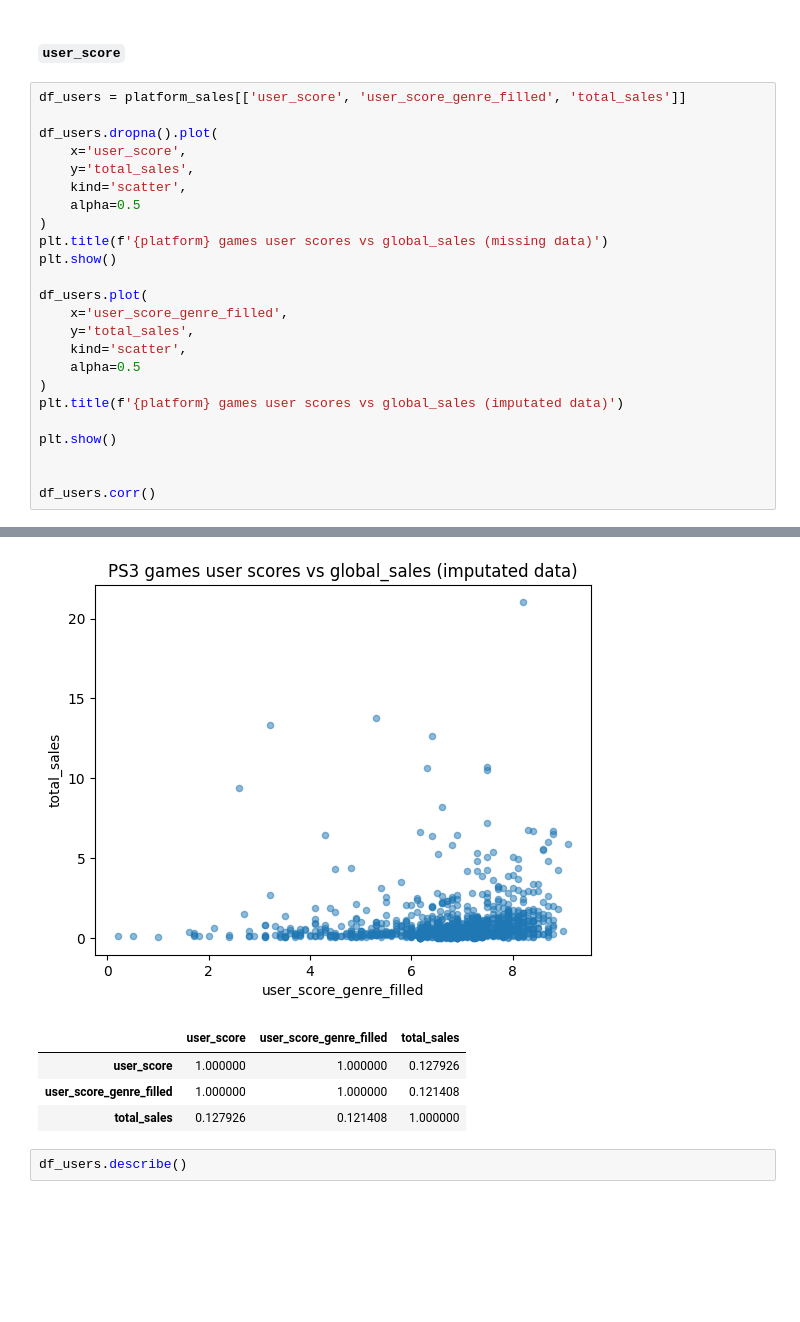
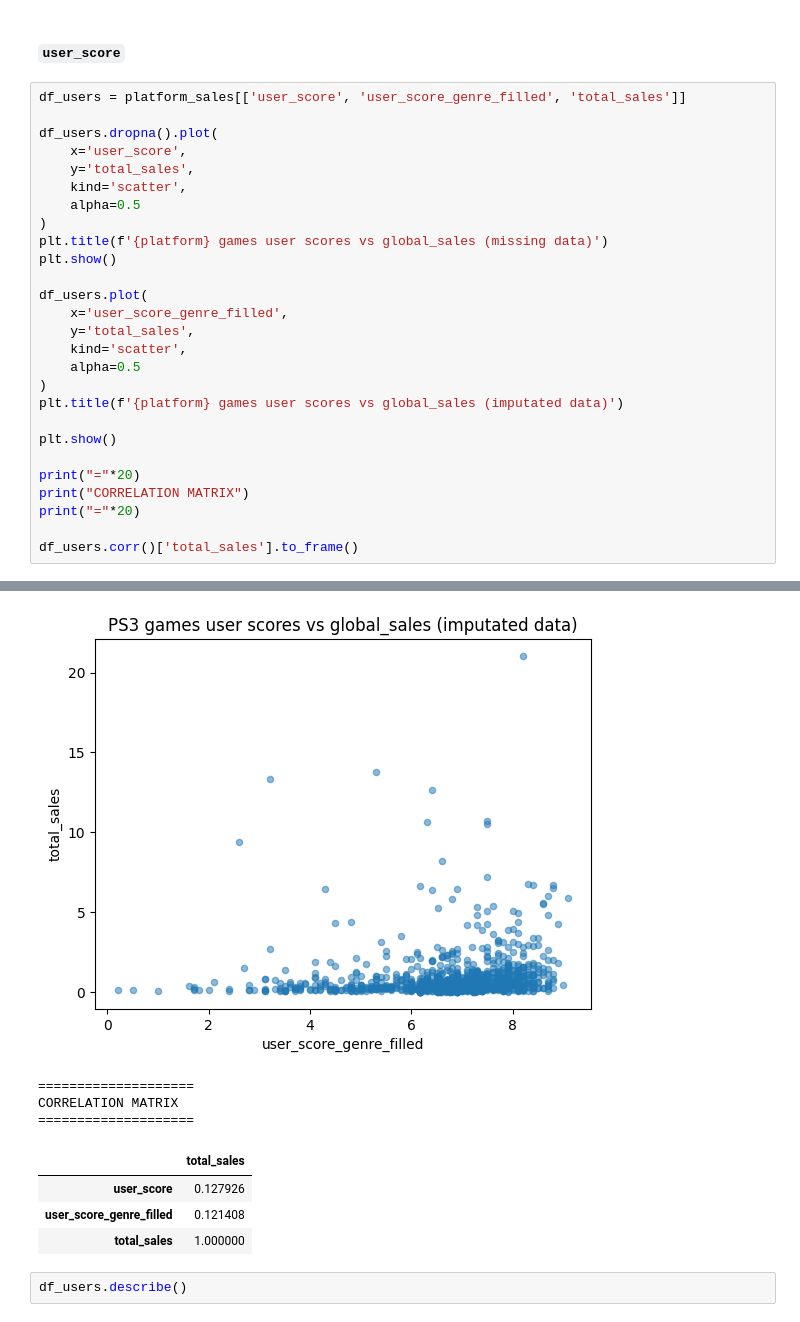
Before and after one commit to PabloHermun/videogames_succes, a Jupyter notebook: notebook.ipynb, the cells around one changed output, grey strips where cells are left out. Saved outputs shown, nothing was run; the diff lists cells and outputs as text; blank space fills up the shorter version.

```diff
--- a/notebook.ipynb
+++ b/notebook.ipynb
@@ -914,34 +923,40 @@ df_critics.corr()
 # %%
 df_users = platform_sales[['user_score', 'user_score_genre_filled', 'total_sales']]
 
 df_users.dropna().plot(
     x='user_score',
     y='total_sales',
     kind='scatter',
     alpha=0.5
 )
 plt.title(f'{platform} games user scores vs global_sales (missing data)')
 plt.show()
 
 df_users.plot(
     x='user_score_genre_filled',
     y='total_sales',
     kind='scatter',
     alpha=0.5
 )
 plt.title(f'{platform} games user scores vs global_sales (imputated data)')
 
 plt.show()
 
+print("="*20)
+print("CORRELATION MATRIX")
+print("="*20)
 
-df_users.corr()
+df_users.corr()['total_sales'].to_frame()
 # %% [output]
 [figure]
 [figure]
+====================
+CORRELATION MATRIX
+====================
-|  | user_score | user_score_genre_filled | total_sales |
-| user_score | 1.000000 | 1.000000 | 0.127926 |
-| user_score_genre_filled | 1.000000 | 1.000000 | 0.121408 |
-| total_sales | 0.127926 | 0.121408 | 1.000000 |
+|  | total_sales |
+| user_score | 0.127926 |
+| user_score_genre_filled | 0.121408 |
+| total_sales | 1.000000 |
 # %%
 df_users.describe()
 # %% [output]
```
Also changed, not shown: parts of 40 cells of this notebook.
